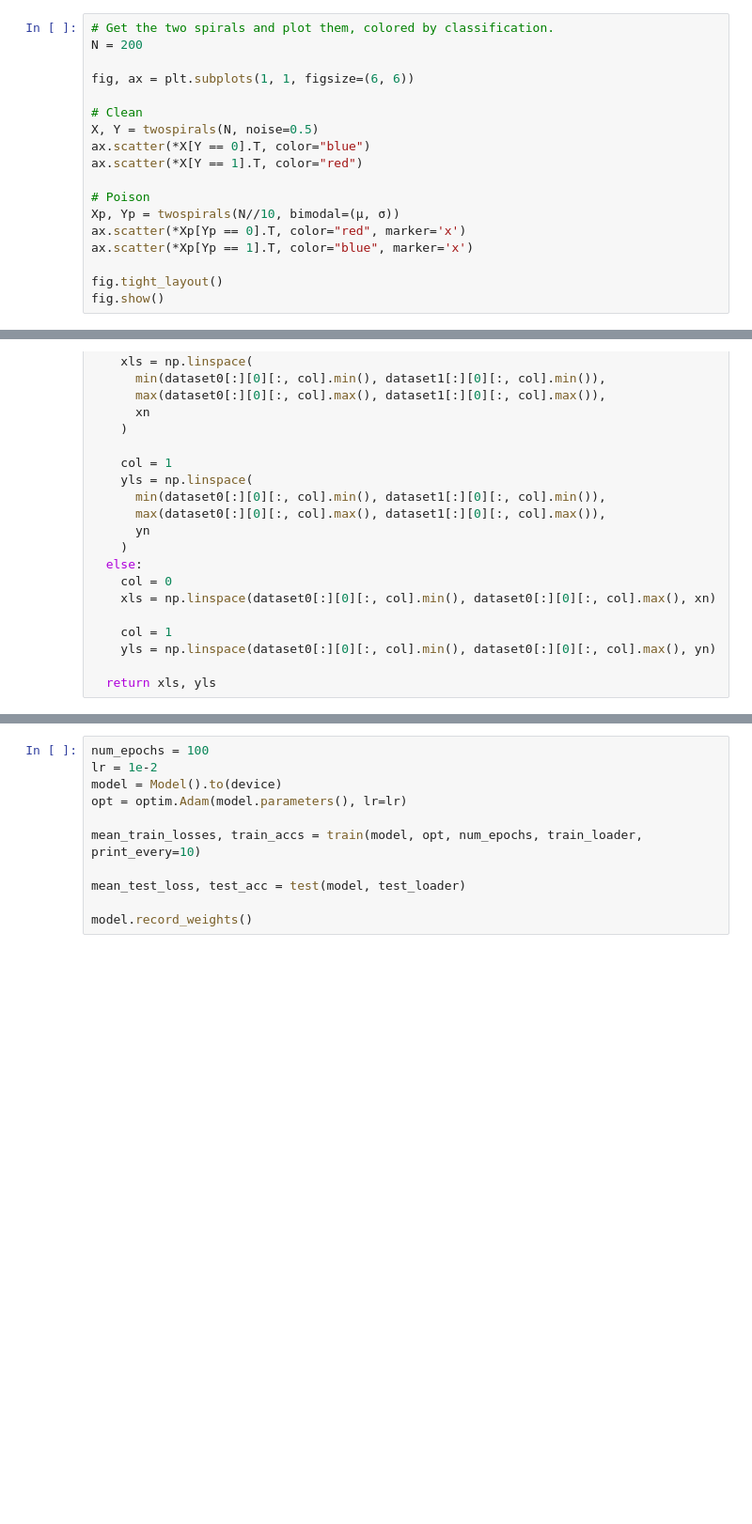
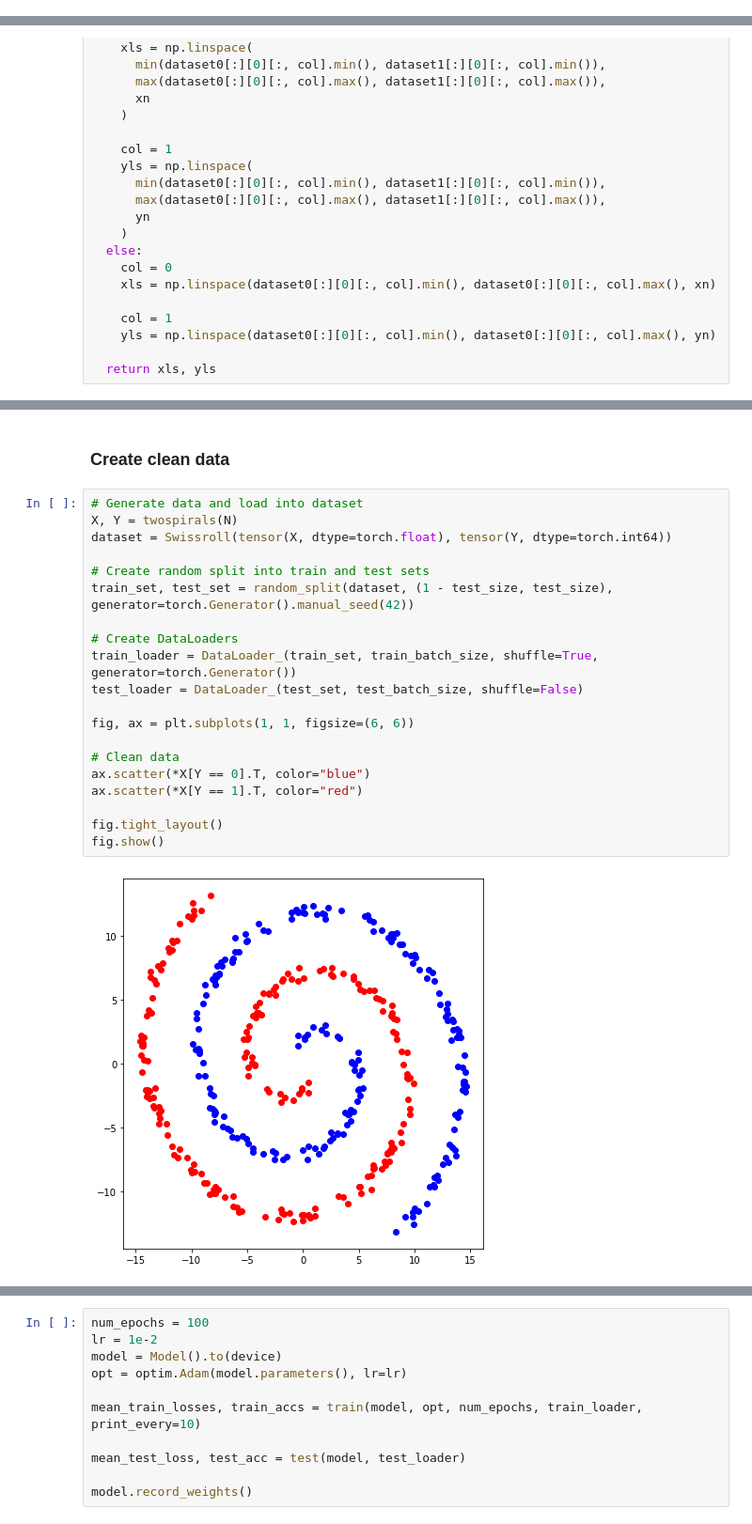
Before and after one commit to Burt360/loss-surfaces-in-data, a Jupyter notebook: swissroll.ipynb, the cells around one changed output, grey strips where cells are left out. Shown: that part at 94% size. Saved outputs shown, nothing was run; the diff lists cells and outputs as text; blank space fills up the shorter version.

```diff
--- a/swissroll.ipynb
+++ b/swissroll.ipynb
@@ -103,18 +89,0 @@ plt.show()
-# %%
-# Get the two spirals and plot them, colored by classification.
-N = 200
-
-fig, ax = plt.subplots(1, 1, figsize=(6, 6))
-
-# Clean
-X, Y = twospirals(N, noise=0.5)
-ax.scatter(*X[Y == 0].T, color="blue")
-ax.scatter(*X[Y == 1].T, color="red")
-
-# Poison
-Xp, Yp = twospirals(N//10, bimodal=(μ, σ))
-ax.scatter(*Xp[Yp == 0].T, color="red", marker='x')
-ax.scatter(*Xp[Yp == 1].T, color="blue", marker='x')
-
-fig.tight_layout()
-fig.show()
@@ -344,0 +321,24 @@ def get_xls_yls(dataset0, dataset1=None):
+# %% [markdown]
+### Create clean data
+# %%
+# Generate data and load into dataset
+X, Y = twospirals(N)
+dataset = Swissroll(tensor(X, dtype=torch.float), tensor(Y, dtype=torch.int64))
+
+# Create random split into train and test sets
+train_set, test_set = random_split(dataset, (1 - test_size, test_size), generator=torch.Generator().manual_seed(42))
+
+# Create DataLoaders
+train_loader = DataLoader_(train_set, train_batch_size, shuffle=True, generator=torch.Generator())
+test_loader = DataLoader_(test_set, test_batch_size, shuffle=False)
+
+fig, ax = plt.subplots(1, 1, figsize=(6, 6))
+
+# Clean data
+ax.scatter(*X[Y == 0].T, color="blue")
+ax.scatter(*X[Y == 1].T, color="red")
+
+fig.tight_layout()
+fig.show()
+# %% [output]
+[figure, added]
```
Also changed, not shown: parts of 41 cells of this notebook.
